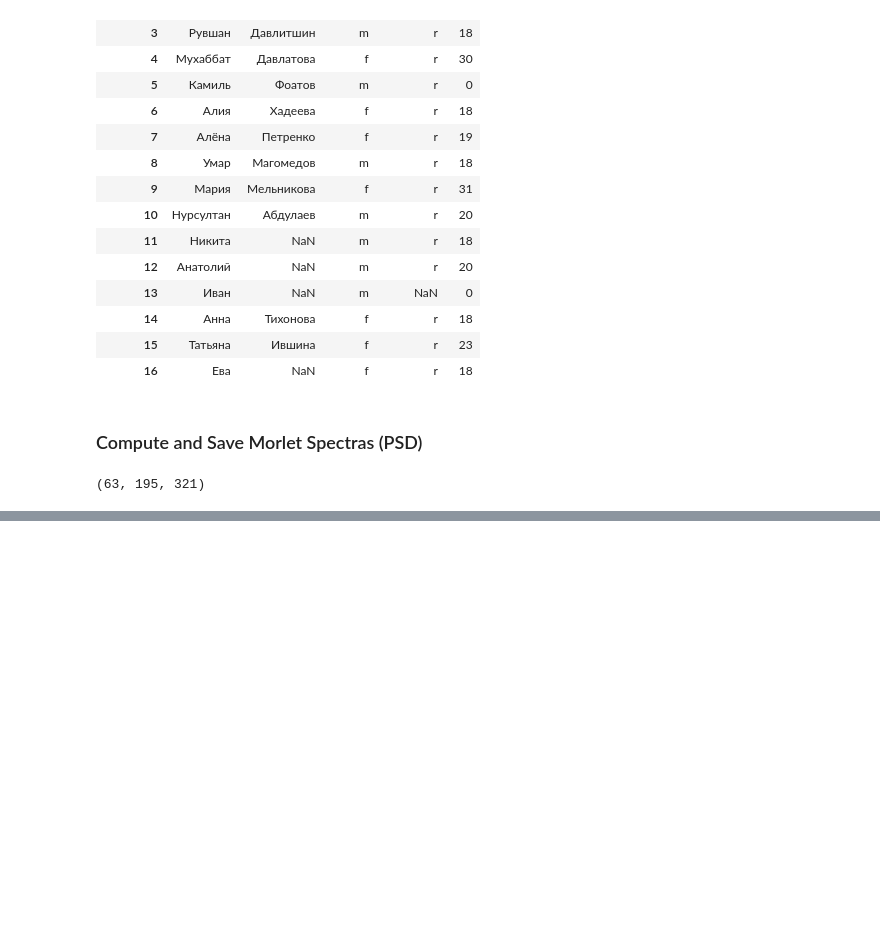
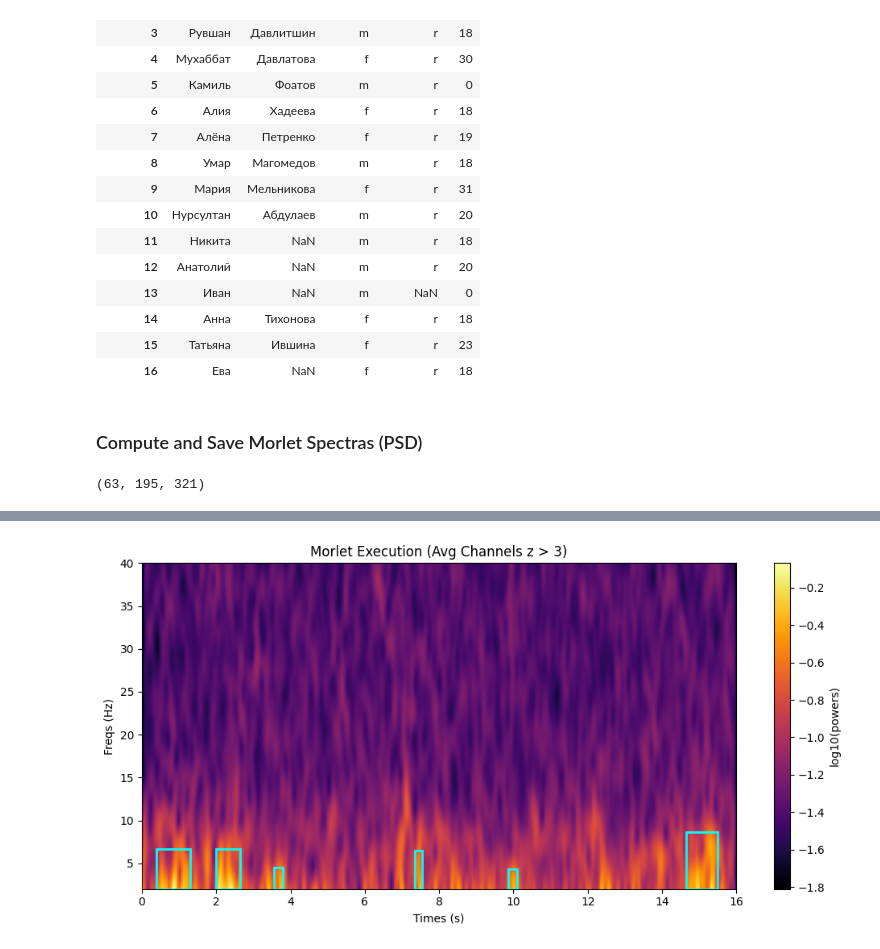
Before and after one commit to psandersi/EEG-Image-Reconstruction, a Jupyter notebook: Notebooks/Spectral_Analysis/Compute_Morlets_Exec.ipynb, the cells around one changed output, grey strips where cells are left out. Drawn from its saved outputs; the diff is of its cells as text; code cells hidden in the pictures; blank space fills up the shorter version.

```diff
--- a/Notebooks/Spectral_Analysis/Compute_Morlets_Exec.ipynb
+++ b/Notebooks/Spectral_Analysis/Compute_Morlets_Exec.ipynb
@@ -167,8 +173,9 @@ results_arr[0][0].shape
 # %%
 save_dict = {}
 for i, entry in enumerate(results_arr):
-    psd, s_id, t_id, gender, handiness, age, label, img, task_type = entry
-    save_dict[f'psd_{i}'] = psd
+    power, phase, s_id, t_id, gender, handiness, age, label, img, task_type = entry
+    save_dict[f'power_{i}'] = power       # (ch, freq, time)
+    save_dict[f'phase_{i}'] = phase   # (ch, freq, time)
     save_dict[f'subject_id_{i}'] = np.array(s_id)
     save_dict[f'trial_id_{i}'] = np.array(t_id)
     save_dict[f'gender_{i}'] = np.array(gender, dtype='U1')
@@ -209,0 +194,77 @@ plt.show()
+# %%
+from scipy.ndimage import label, find_objects
+from matplotlib.patches import Rectangle
+
+power, phase, s_id, t_id, gender, handiness, age, label_val, img, task_type = results_arr[0]
+
+def detect_power_patterns_avg(psd_all_channels, freqs, times, z_thresh=2.0, min_dur=0.1):
+    """
+    Детектирует паттерны на спектрограмме, усреднённой по каналам.
+    Возвращает список словарей с координатами паттернов.
+    """
+    # Усреднение по каналам → (195, 309)
+    psd_mean = np.mean(psd_all_channels, axis=0)
+    log_power = np.log10(psd_mean + 1e-10)
+
+    # Z-преобразование
+    z_map = (log_power - np.mean(log_power)) / np.std(log_power)
+    mask = z_map > z_thresh
+
+    labeled, num = label(mask)
+    objects = find_objects(labeled)
+
+    patterns = []
+    for sl in objects:
+        f_start, t_start = sl[0].start, sl[1].start
+        f_end, t_end = sl[0].stop, sl[1].stop
+
+        # Длительность по времени (в секундах)
+        dur = (t_end - t_start) * (times[1] - times[0])
+        if dur < min_dur:
+            continue
+
+        patterns.append({
+            'freq_low': freqs[f_start],
+            'freq_high': freqs[f_end - 1],
+            'time_start': times[t_start],
+            'time_end': times[t_end - 1],
+        })
+
+    return log_power, patterns
+
+
+
+def plot_avg_spectrogram_with_patterns(psd, freqs, times, z_thresh=2.0, min_dur=0.1):
+    log_power, patterns = detect_power_patterns_avg(psd, freqs, times, z_thresh, min_dur)
+
+    plt.figure(figsize=(10, 5))
+    plt.imshow(log_power, aspect='auto', origin='lower',
+               extent=[times[0], times[-1], freqs[0], freqs[-1]],
+               cmap='inferno')
+    plt.colorbar(label='log10(powers)')
+    plt.xlabel('Times (s)')
+    plt.ylabel('Freqs (Hz)')
+    plt.title(f'Morlet Execution (Avg Channels z > {z_thresh})')
+
+    for pat in patterns:
+        rect = Rectangle(
+            (pat['time_start'], pat['freq_low']),
+            pat['time_end'] - pat['time_start'],
+            pat['freq_high'] - pat['freq_low'],
+            linewidth=2,
+            edgecolor='cyan',
+            facecolor='none'
+        )
+        plt.gca().add_patch(rect)
+
+    plt.tight_layout()
+    plt.show()
+
+
+
+freqs = np.linspace(2, 40, 39*5)
+times = np.arange(power.shape[2]) * 50 / 1000
+
+plot_avg_spectrogram_with_patterns(power, freqs, times, z_thresh=3, min_dur=0.2)
+# %% [output]
+[figure, added]
```
Also changed, not shown: parts of 4 cells of this notebook, 32 other files.
